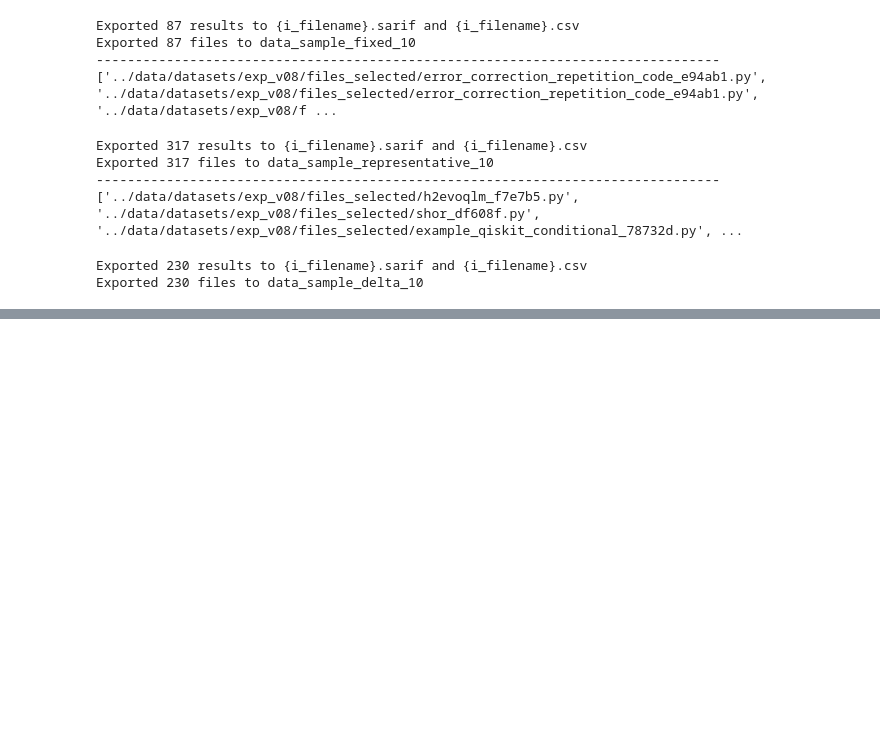
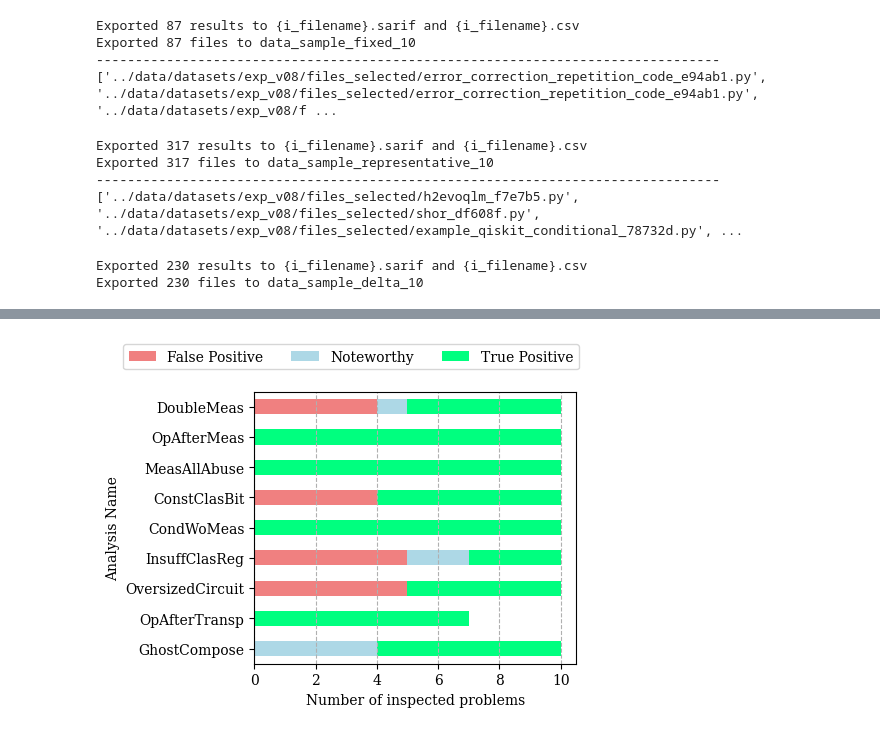
Before and after one commit to sola-st/LintQ, a Jupyter notebook: notebooks/15_Sample_Warnings.ipynb, the cells around one changed output, grey strips where cells are left out. Saved outputs shown, nothing was run; the diff lists cells and outputs as text; code cells hidden in the pictures; blank space fills up the shorter version.

```diff
--- a/notebooks/15_Sample_Warnings.ipynb
+++ b/notebooks/15_Sample_Warnings.ipynb
@@ -191,7 +391,7 @@ sampled_results = []
 
 # for each rule, sort them alphabetically by filename,
 # then sample 10
-all_rules = df_results["rule_id"].unique()
+all_rules = df_results_lintq["rule_id"].unique()
 relevant_rules = [rule for rule in all_rules if rule in RULE_NAME_MAPPING.keys()]
 
 def sample(
@@ -239,7 +439,7 @@ def sample(
     return sampled_results
 
 sarif_sample_fixed = sample(
-    sarif_results=sarif_results,
+    sarif_results=sarif_results_lintq,
     relevant_rules=relevant_rules,
     fixed_sample_size=FIXED_SAMPLE_SIZE
 )
@@ -248,7 +448,7 @@ print(f"FIXED: total sample size: {len(df_results_sample_fixed)}")
 print('-' * 80)
 
 sarif_sample_representative = sample(
-    sarif_results=sarif_results,
+    sarif_results=sarif_results_lintq,
     relevant_rules=relevant_rules,
     fixed_sample_size=FIXED_SAMPLE_SIZE,
     representative_sample_superset=True,
@@ -395,0 +607,81 @@ plot_stack(df_pos, "Number of warnings", ax=ax)
+# %%
+# # mark whatever is not agreed on as "FP"
+# df_annotations[COL_AGREED_ANNOTATION] = df_annotations.apply(
+#     lambda row: row["Annotator_1"] if row[COL_AGREEMENT_REACHED] else "FP", axis=1)
+
+CONSIDERED_NW_IN_PRECISION = False
+
+if df_annotations[COL_AGREED_ANNOTATION].nunique() == 3:
+    COLORS = ["lightcoral", "lightblue", "springgreen"]
+else:
+    COLORS = ["lightcoral", "springgreen"]
+
+df_stacked_hist = df_annotations.copy()
+# keep COL_RULE, COL_AGREED_ANNOTATION columns
+df_stacked_hist = df_stacked_hist[[COL_RULE, COL_AGREED_ANNOTATION, "message"]]
+# count for each category
+df_stacked_hist = df_stacked_hist.groupby(
+    [COL_RULE, COL_AGREED_ANNOTATION]).count()
+
+# rename message > count and reset index
+df_stacked_hist = df_stacked_hist.rename(columns={"message": "count"})
+df_stacked_hist = df_stacked_hist.reset_index(drop=False)
+# convert rule_id in categorical and sort
+df_stacked_hist[COL_RULE] = pd.Categorical(
+    df_stacked_hist[COL_RULE], categories=list(RULE_NAME_MAPPING.keys()))
+df_stacked_hist = df_stacked_hist.sort_values(COL_RULE, ascending=True)
+# rename the rule_id with their mapping
+df_stacked_hist[COL_RULE] = df_stacked_hist[COL_RULE].apply(
+    lambda e: RULE_NAME_MAPPING[e] if e in RULE_NAME_MAPPING.keys() else e)
+
+# put the different annotation categories as columns
+df_pivoted = df_stacked_hist.pivot(
+    index=COL_RULE, columns=COL_AGREED_ANNOTATION, values='count')
+# rename categories
+MAPPING_CATEGORY_NAMES = {
+    "TP": "True Positive",
+    "NW": "Noteworthy",
+    "FP": "False Positive"
+}
+df_pivoted = df_pivoted.rename(columns=MAPPING_CATEGORY_NAMES)
+# flip vertically
+df_pivoted = df_pivoted.iloc[::-1]
+
+fig, ax = plt.subplots(figsize=(5, 4))
+df_pivoted.plot(
+    kind='barh',
+    stacked=True,
+    color=COLORS,
+    ax=ax
+)
+
+# remove title from the legend
+plt.legend(
+    title=None,
+    loc='upper center', bbox_to_anchor=(0.3, 1.2), ncol=3)
+
+# add the labels
+plt.xlabel("Number of inspected problems")
+plt.ylabel(LINTQ_CHECKER_TERM + " Name")
+
+# add vertical grid
+plt.grid(axis='x', linestyle='--')
+
+# STATS
+if CONSIDERED_NW_IN_PRECISION:
+    print(f"Considering noteworthy as TP")
+    tp_labels = ["TP", "NW"]
+else:
+    print(f"Considering noteworthy as FP")
+    tp_labels = ["TP"]
+average_precision = df_annotations.groupby(
+    COL_RULE).apply(
+        lambda df: (df[COL_AGREED_ANNOTATION].isin(tp_labels)).mean()).mean()
+print(f"Average precision: {average_precision}")
+
+
+plt.tight_layout()
+fig.savefig(
+    os.path.join(OUTPUT_FOLDER, "precision_estimate_abs.pdf"),
+    bbox_inches="tight")
+# %% [output]
@@ -395,0 +690 @@ plot_stack(df_pos, "Number of warnings", ax=ax)
+[figure, added]
```
Also changed, not shown: parts of 43 cells of this notebook, 28 other files.
